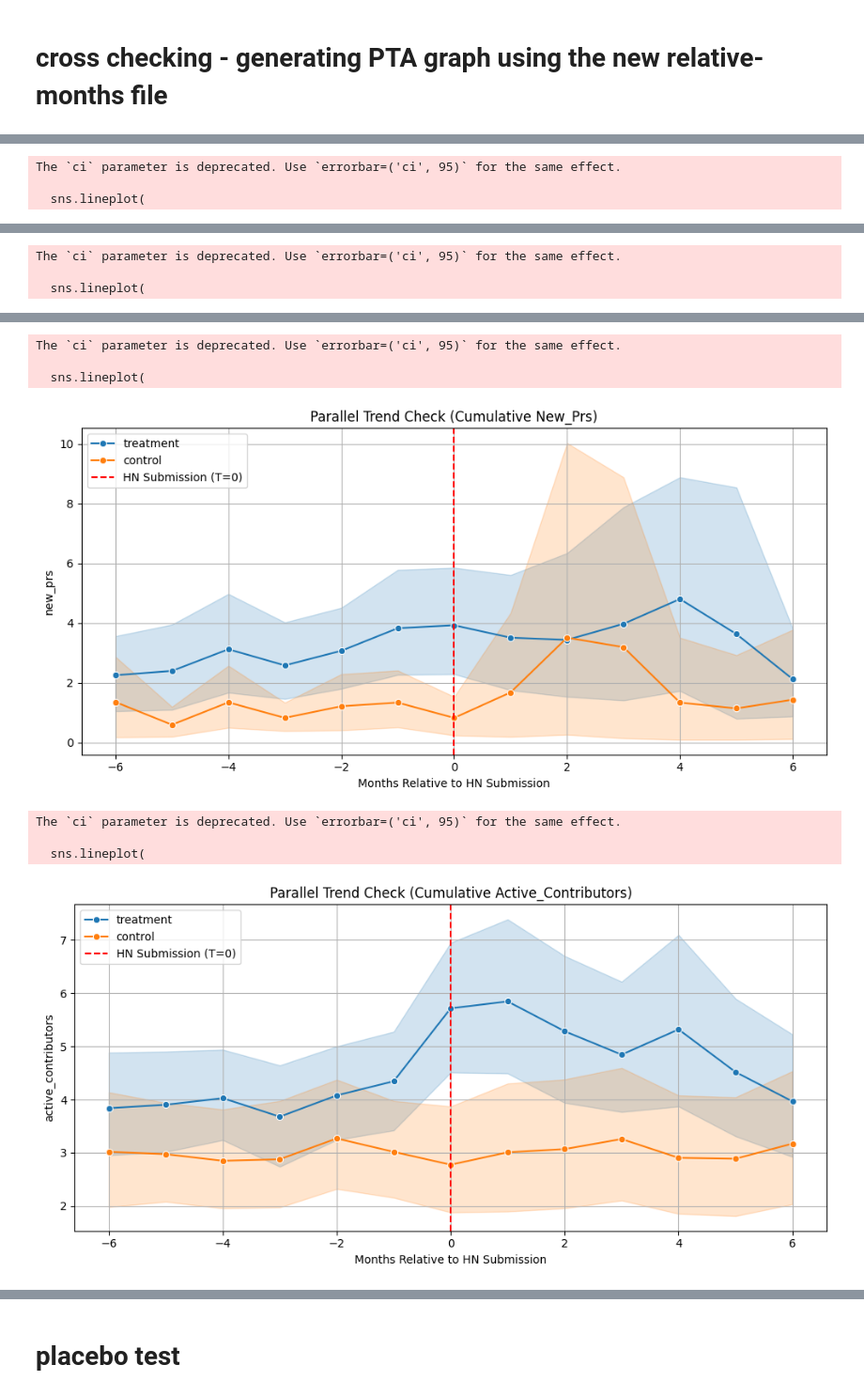
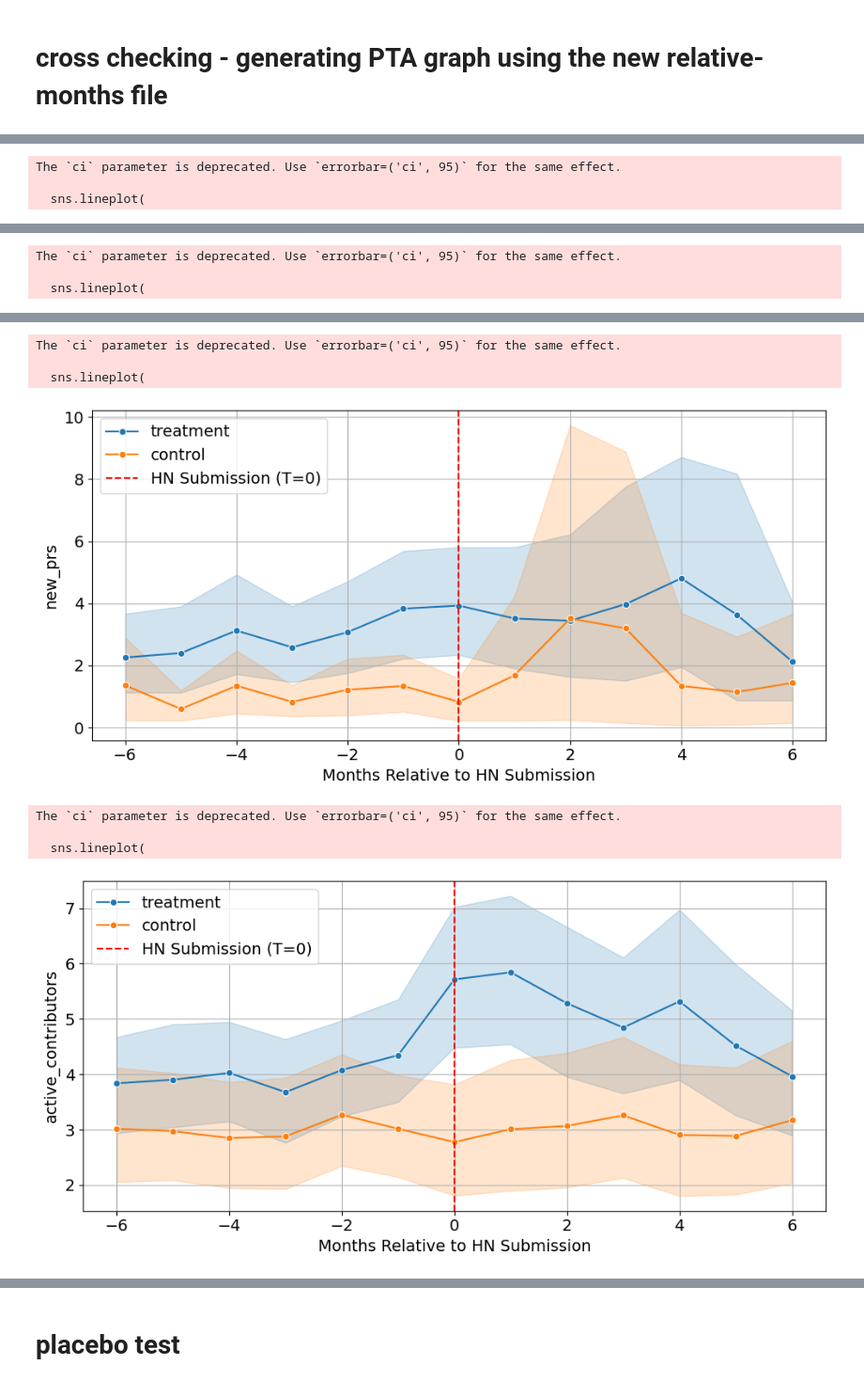
Before and after one commit to MUICT-SERU/SP2024-GPT, a Jupyter notebook: src/rq3/3c-causal-analysis/match-parallel-trend-assumption.ipynb, the cells around one changed output, grey strips where cells are left out. Shown at 94% size. Saved outputs shown, nothing was run; the diff lists cells and outputs as text; code cells hidden in the pictures.

```diff
--- a/src/rq3/3c-causal-analysis/match-parallel-trend-assumption.ipynb
+++ b/src/rq3/3c-causal-analysis/match-parallel-trend-assumption.ipynb
@@ -263,18 +264,18 @@ import statsmodels.api as sm
 import scipy.stats as stats
 
 # Load datasets
-# df_treatment = pd.read_csv("../dataset/hn-stories-gh-ai-metrics-cumulative.csv", encoding="utf-7")
-# df_control = pd.read_csv("../dataset/nonhn-gh-ai-metrics-cumulative.csv", encoding="utf-7")
-df_treatment = pd.read_csv("../dataset/hn-stories-gh-ai-metrics-[6months-before-after-hn].csv")
-df_control = pd.read_csv("../dataset/nonhn-gh-ai-metrics-[2147].csv", encoding="utf-7")
+df_treatment = pd.read_csv("../dataset/hn-stories-gh-ai-metrics-cumulative.csv", encoding="utf-7")
+df_control = pd.read_csv("../dataset/nonhn-gh-ai-metrics-cumulative.csv", encoding="utf-7")
+# df_treatment = pd.read_csv("../dataset/hn-stories-gh-ai-metrics-[6months-before-after-hn].csv")
+# df_control = pd.read_csv("../dataset/nonhn-gh-ai-metrics-[2147].csv", encoding="utf-7")
 
 # Convert date columns
 df_treatment['month'] = pd.to_datetime(df_treatment['month'])
 df_control['month'] = pd.to_datetime(df_control['month'])
 
 # List of metrics to analyze
-# metrics = ['cumulative_stars', 'cumulative_forks', 'cumulative_commits', 'cumulative_prs', 'cumulative_ve_contributors']
-metrics = ['new_stars', 'new_forks', 'new_commits', 'new_prs', 'active_contributors']
+metrics = ['cumulative_stars', 'cumulative_forks', 'cumulative_commits', 'cumulative_prs', 'cumulative_ve_contributors']
+# metrics = ['new_stars', 'new_forks', 'new_commits', 'new_prs', 'active_contributors']
 
 
 # Function to align time with HN submission date
@@ -497,14 +498,17 @@ def plot_aggregate_trend(metric_key):
         ci=95,
         marker="o"
     )
+    # increase font size
+    plt.rcParams.update({'font.size': 14})
 
     plt.axvline(x=0, color='red', linestyle='dashed', label="HN Submission (T=0)")
     plt.xlabel("Months Relative to HN Submission")
     plt.ylabel(metric_col)
-    plt.title(f"Parallel Trend Check (Cumulative {metric_key.title()})")
+    # plt.title(f"Parallel Trend Check (Cumulative {metric_key.title()})")
     plt.legend()
     plt.grid(True)
     plt.tight_layout()
+    plt.savefig(f"plots/parallel_trend_check_{metric_key}.pdf")
     plt.show()
 
 # Run for each metric
@@ -526,8 +530,8 @@ The `ci` parameter is deprecated. Use `errorbar=('ci', 95)` for the same effect.
 The `ci` parameter is deprecated. Use `errorbar=('ci', 95)` for the same effect.
 
   sns.lineplot(
-[figure, old version]
+[figure, new version]
 The `ci` parameter is deprecated. Use `errorbar=('ci', 95)` for the same effect.
 
   sns.lineplot(
-[figure, old version]
+[figure, new version]
```
Also changed, not shown: parts of 4 cells of this notebook, 1 other file.
